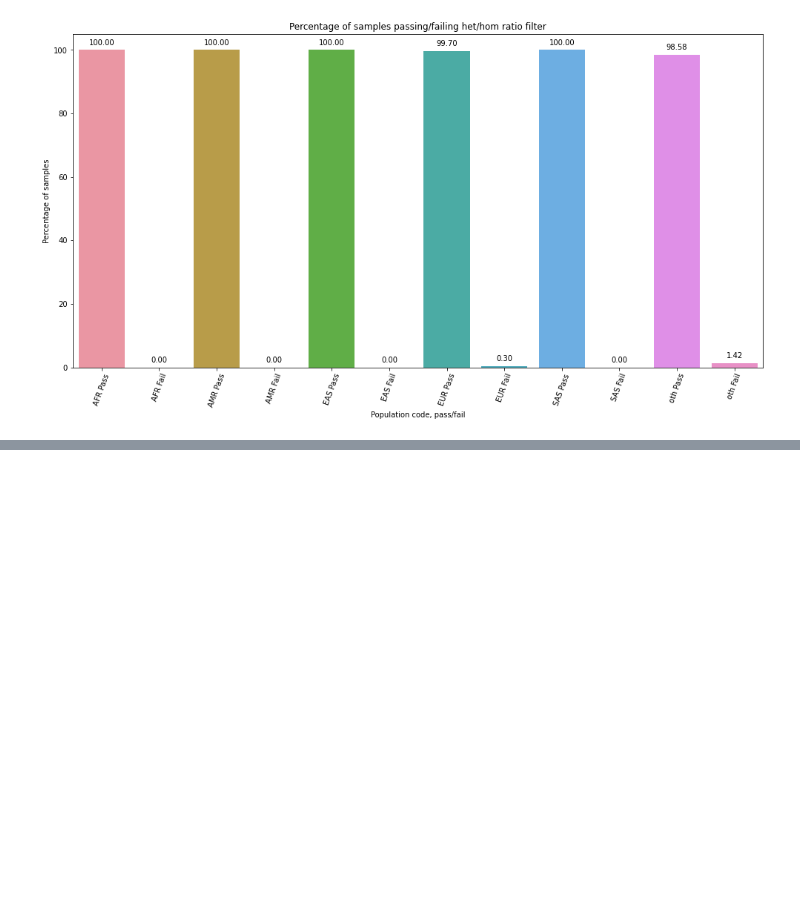
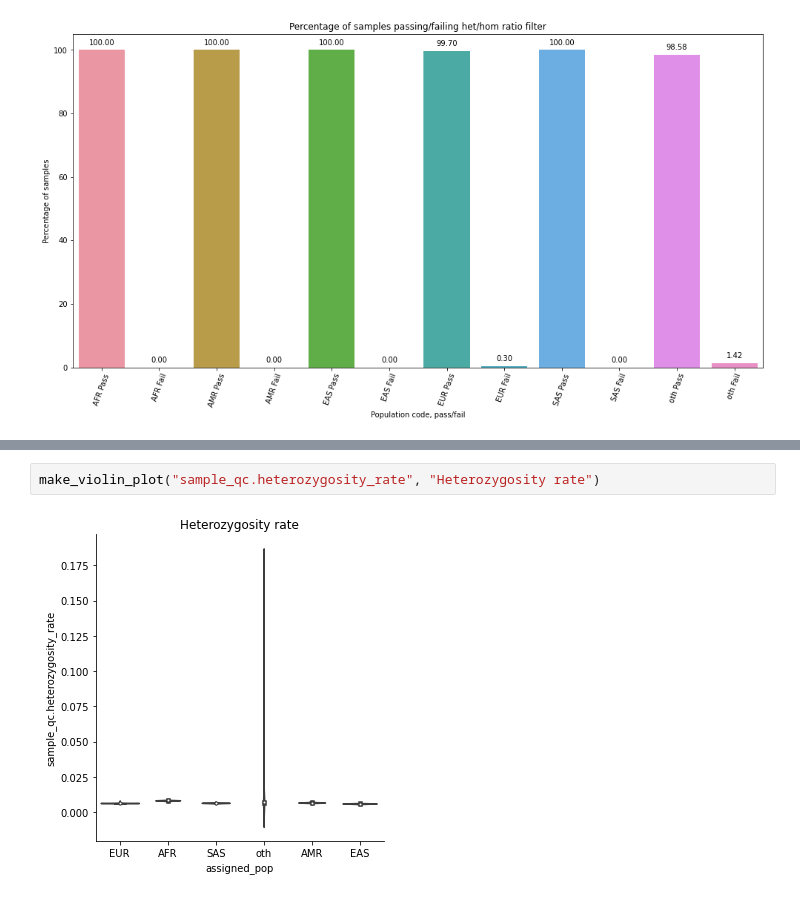
Before and after one commit to wtsi-hgi/wes-qc, a Jupyter notebook: jupyter_notebooks/sample_qc/plot_stratified_filtered_sample_qc.ipynb, the cells around one changed output, grey strips where cells are left out. Cells and saved outputs as stored; diff of their text form; blank space fills up the shorter version.

```diff
--- a/jupyter_notebooks/sample_qc/plot_stratified_filtered_sample_qc.ipynb
+++ b/jupyter_notebooks/sample_qc/plot_stratified_filtered_sample_qc.ipynb
@@ -174,0 +202,4 @@ plot_fails_by_pop("fail_r_het_hom_var", "het/hom ratio")
+# %%
+make_violin_plot("sample_qc.heterozygosity_rate", "Heterozygosity rate")
+# %% [output]
+[figure, added]
```
Also changed, not shown: parts of 18 cells of this notebook, 9 other files.
